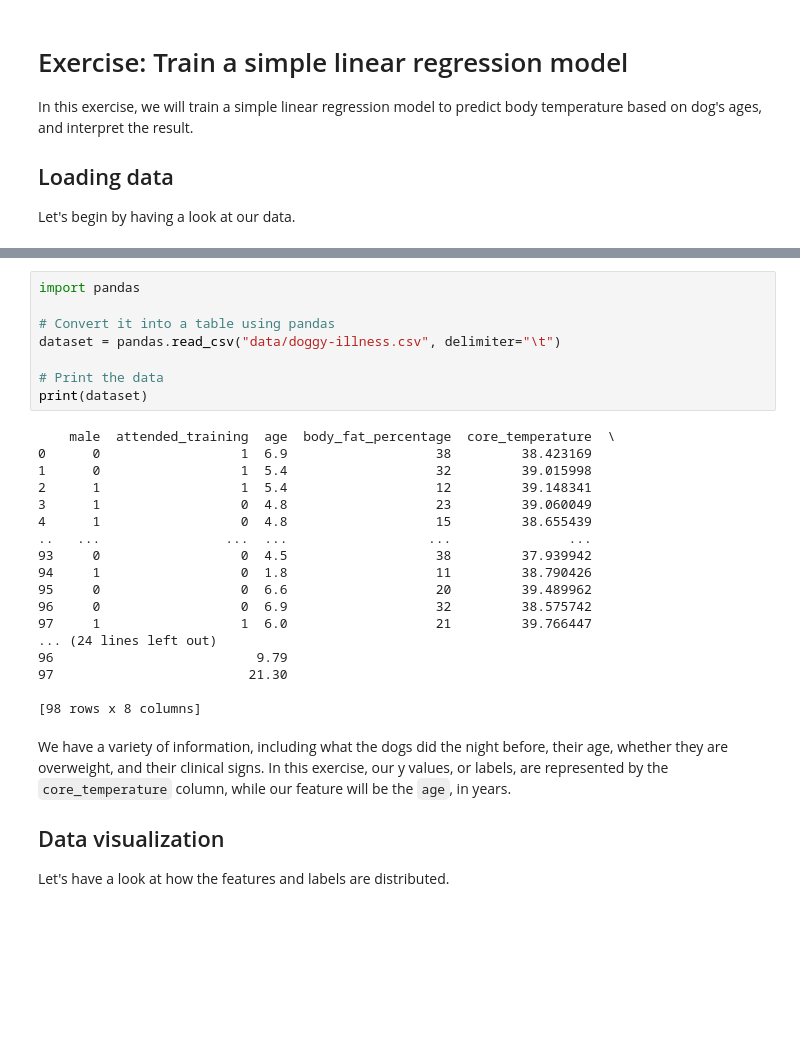
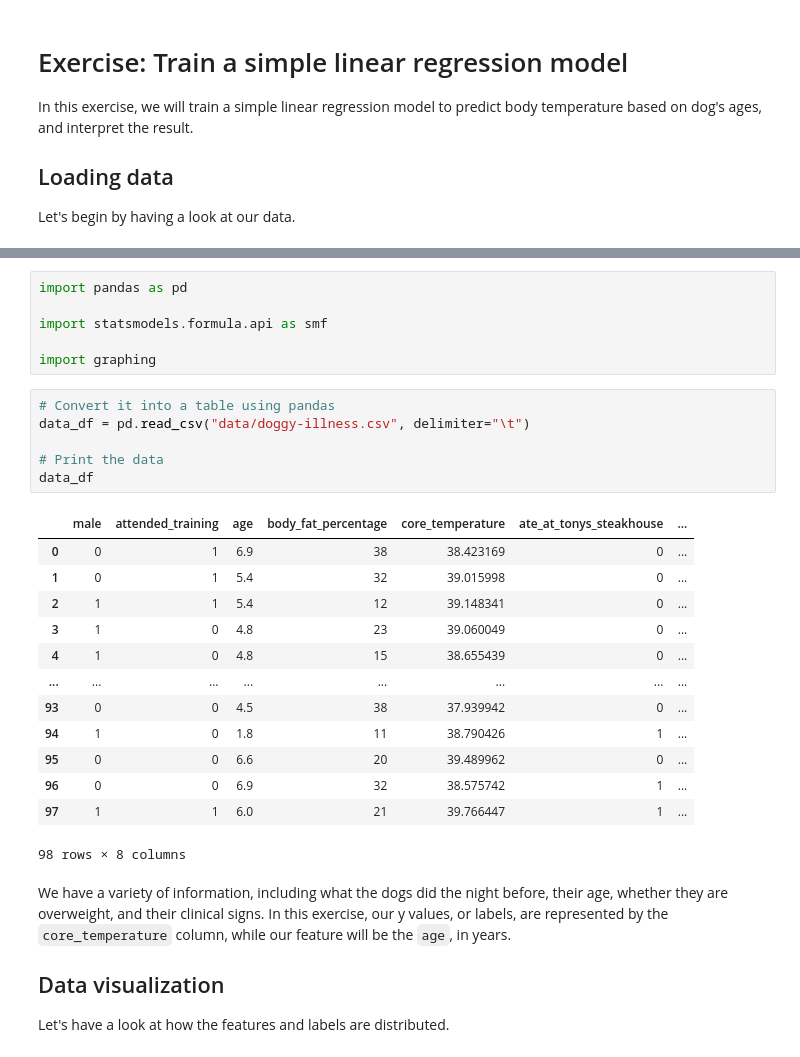
Before and after one commit to iliyaML/ms-machine-learning, a Jupyter notebook: regression/1a3_Train_a_Simple_Linear_Regression_Model.ipynb, the cells around one changed output, grey strips where cells are left out. Saved outputs shown, nothing was run; the diff lists cells and outputs as text; blank space fills up the shorter version.

```diff
--- a/regression/1a3_Train_a_Simple_Linear_Regression_Model.ipynb
+++ b/regression/1a3_Train_a_Simple_Linear_Regression_Model.ipynb
@@ -29,29 +29,29 @@ Saving to: 'data/doggy-illness.csv'
+# %%
+import pandas as pd
+
+import statsmodels.formula.api as smf
+
+import graphing
 # %%
-import pandas
-
 # Convert it into a table using pandas
-dataset = pandas.read_csv("data/doggy-illness.csv", delimiter="\t")
+data_df = pd.read_csv("data/doggy-illness.csv", delimiter="\t")
 
 # Print the data
-print(dataset)
+data_df
 # %% [output]
+|  | male | attended_training | age | body_fat_percentage | core_temperature | ate_at_tonys_steakhouse | ... |
+| 0 | 0 | 1 | 6.9 | 38 | 38.423169 | 0 | ... |
+| 1 | 0 | 1 | 5.4 | 32 | 39.015998 | 0 | ... |
+| 2 | 1 | 1 | 5.4 | 12 | 39.148341 | 0 | ... |
+| 3 | 1 | 0 | 4.8 | 23 | 39.060049 | 0 | ... |
+| 4 | 1 | 0 | 4.8 | 15 | 38.655439 | 0 | ... |
+| ... | ... | ... | ... | ... | ... | ... | ... |
+| 93 | 0 | 0 | 4.5 | 38 | 37.939942 | 0 | ... |
+| 94 | 1 | 0 | 1.8 | 11 | 38.790426 | 1 | ... |
+| 95 | 0 | 0 | 6.6 | 20 | 39.489962 | 0 | ... |
+| 96 | 0 | 0 | 6.9 | 32 | 38.575742 | 1 | ... |
+| 97 | 1 | 1 | 6.0 | 21 | 39.766447 | 1 | ... |
-    male  attended_training  age  body_fat_percentage  core_temperature  \
-0      0                  1  6.9                   38         38.423169
-1      0                  1  5.4                   32         39.015998
-2      1                  1  5.4                   12         39.148341
-3      1                  0  4.8                   23         39.060049
-4      1                  0  4.8                   15         38.655439
-..   ...                ...  ...                  ...               ...
-93     0                  0  4.5                   38         37.939942
-94     1                  0  1.8                   11         38.790426
-95     0                  0  6.6                   20         39.489962
-96     0                  0  6.9                   32         38.575742
-97     1                  1  6.0                   21         39.766447
-... (24 lines left out)
-96                          9.79
-97                         21.30
-
-[98 rows x 8 columns]
+98 rows × 8 columns
 # %% [markdown]
 We have a variety of information, including what the dogs did the night before, their age, whether they are overweight, and their clinical signs.
 In this exercise, our y values, or labels, are represented by the `core_temperature` column, while our feature will be the `age`, in years.
```
Also changed, not shown: parts of 6 cells of this notebook, 2 other files.
